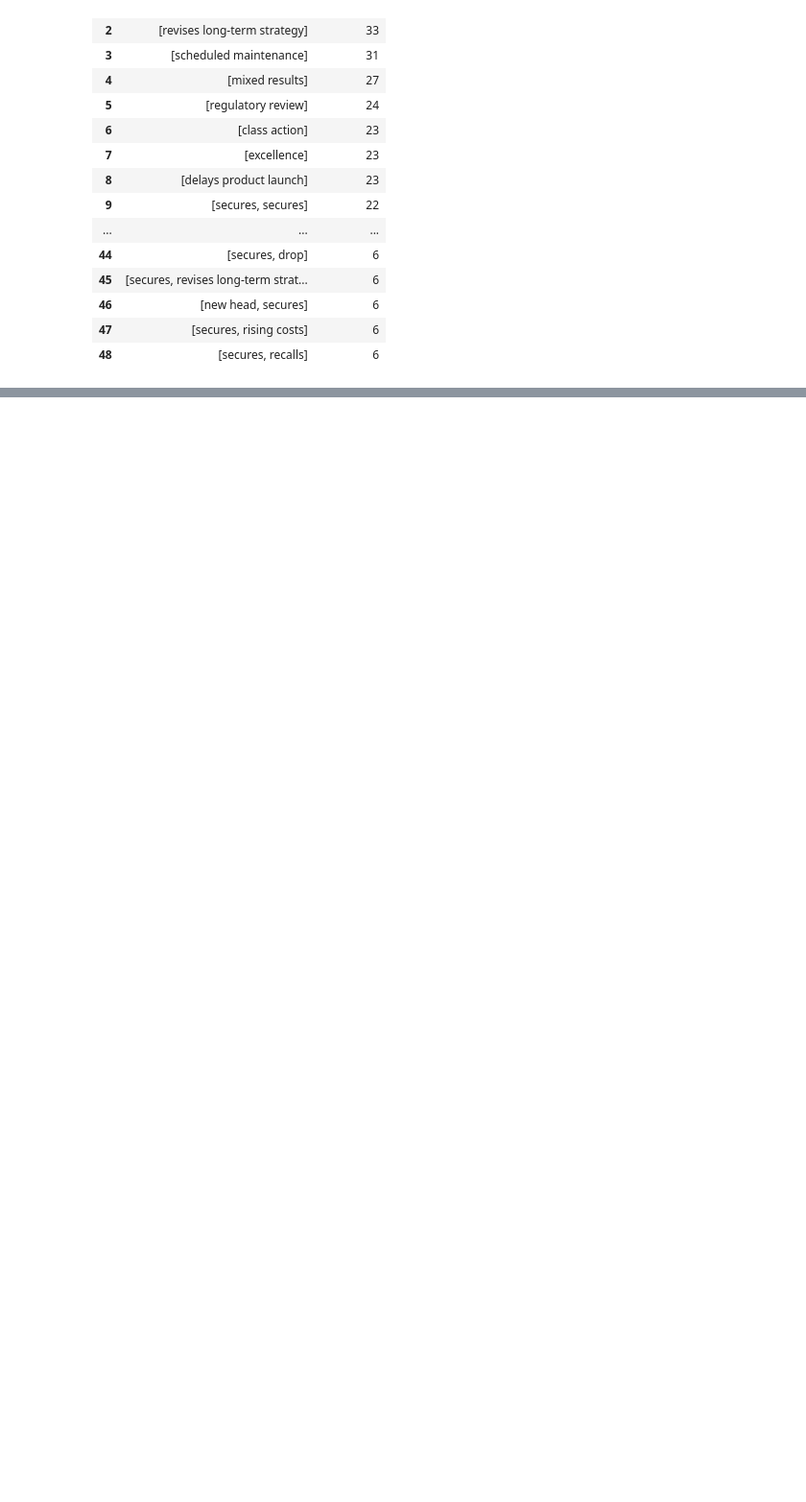
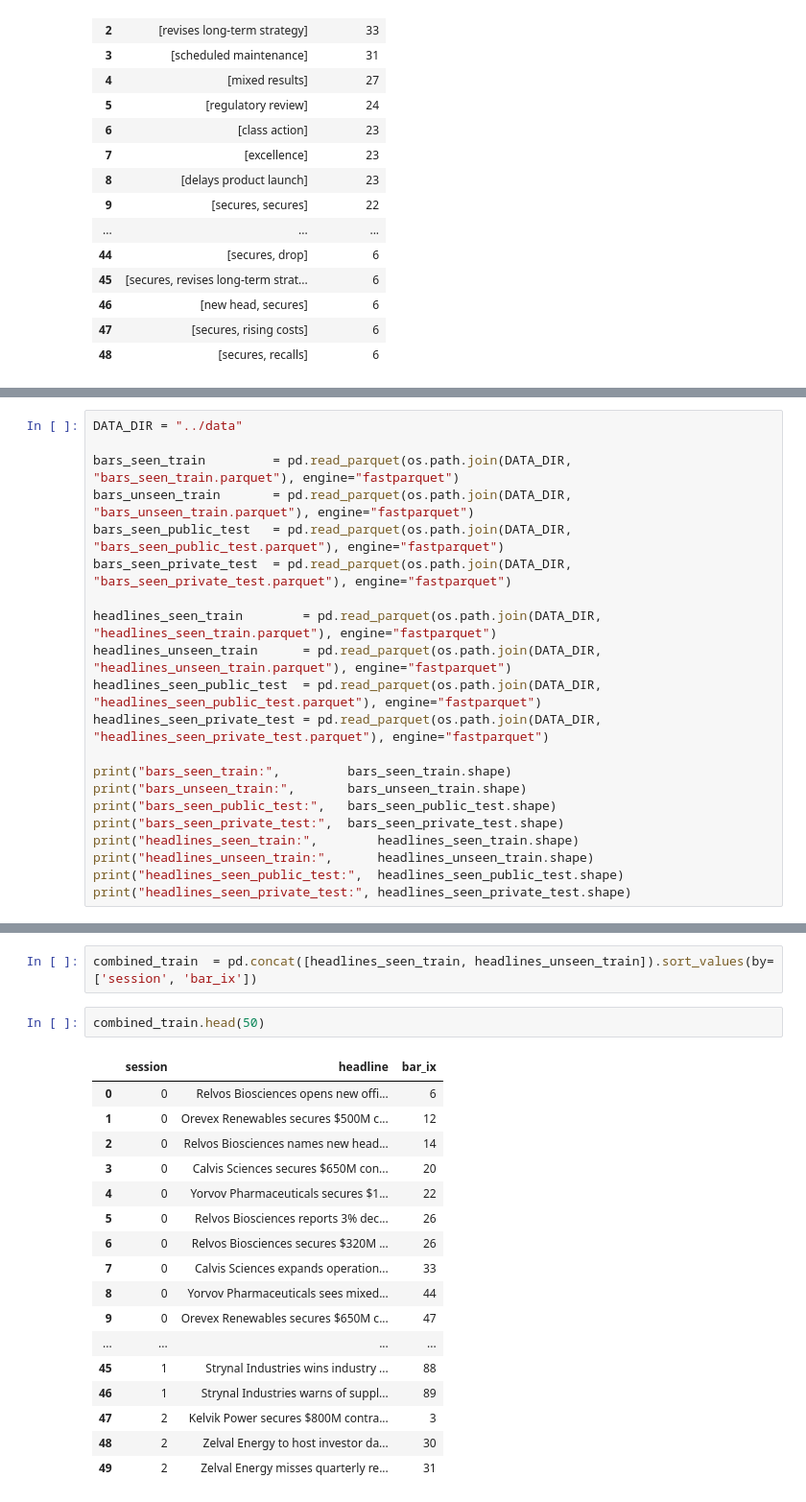
Before and after one commit to Sne4kers/hrt-datathon, a Jupyter notebook: anna/scraper.ipynb, the cells around one changed output, grey strips where cells are left out. Shown at 96% size. Drawn from its saved outputs; the diff is of its cells as text; blank space fills up the shorter version.

Commit message:
adding scraping data

```diff
--- a/anna/scraper.ipynb
+++ b/anna/scraper.ipynb
@@ -225,0 +343,21 @@ frequency_df[frequency_df["frequency"]>5]
+# %%
+DATA_DIR = "../data"
+
+bars_seen_train         = pd.read_parquet(os.path.join(DATA_DIR, "bars_seen_train.parquet"), engine="fastparquet")
+bars_unseen_train       = pd.read_parquet(os.path.join(DATA_DIR, "bars_unseen_train.parquet"), engine="fastparquet")
+bars_seen_public_test   = pd.read_parquet(os.path.join(DATA_DIR, "bars_seen_public_test.parquet"), engine="fastparquet")
+bars_seen_private_test  = pd.read_parquet(os.path.join(DATA_DIR, "bars_seen_private_test.parquet"), engine="fastparquet")
+
+headlines_seen_train        = pd.read_parquet(os.path.join(DATA_DIR, "headlines_seen_train.parquet"), engine="fastparquet")
+headlines_unseen_train      = pd.read_parquet(os.path.join(DATA_DIR, "headlines_unseen_train.parquet"), engine="fastparquet")
+headlines_seen_public_test  = pd.read_parquet(os.path.join(DATA_DIR, "headlines_seen_public_test.parquet"), engine="fastparquet")
+headlines_seen_private_test = pd.read_parquet(os.path.join(DATA_DIR, "headlines_seen_private_test.parquet"), engine="fastparquet")
+
+print("bars_seen_train:",         bars_seen_train.shape)
+print("bars_unseen_train:",       bars_unseen_train.shape)
+print("bars_seen_public_test:",   bars_seen_public_test.shape)
+print("bars_seen_private_test:",  bars_seen_private_test.shape)
+print("headlines_seen_train:",        headlines_seen_train.shape)
+print("headlines_unseen_train:",      headlines_unseen_train.shape)
+print("headlines_seen_public_test:",  headlines_seen_public_test.shape)
+print("headlines_seen_private_test:", headlines_seen_private_test.shape)
@@ -225,0 +373,22 @@ frequency_df[frequency_df["frequency"]>5]
+# %%
+combined_train  = pd.concat([headlines_seen_train, headlines_unseen_train]).sort_values(by=['session', 'bar_ix'])
+# %%
+combined_train.head(50)
+# %% [output]
+|  | session | headline | bar_ix |
+| 0 | 0 | Relvos Biosciences opens new offi... | 6 |
+| 1 | 0 | Orevex Renewables secures $500M c... | 12 |
+| 2 | 0 | Relvos Biosciences names new head... | 14 |
+| 3 | 0 | Calvis Sciences secures $650M con... | 20 |
+| 4 | 0 | Yorvov Pharmaceuticals secures $1... | 22 |
+| 5 | 0 | Relvos Biosciences reports 3% dec... | 26 |
+| 6 | 0 | Relvos Biosciences secures $320M ... | 26 |
+| 7 | 0 | Calvis Sciences expands operation... | 33 |
+| 8 | 0 | Yorvov Pharmaceuticals sees mixed... | 44 |
+| 9 | 0 | Orevex Renewables secures $650M c... | 47 |
+| ... | ... | ... | ... |
+| 45 | 1 | Strynal Industries wins industry ... | 88 |
+| 46 | 1 | Strynal Industries warns of suppl... | 89 |
+| 47 | 2 | Kelvik Power secures $800M contra... | 3 |
+| 48 | 2 | Zelval Energy to host investor da... | 30 |
+| 49 | 2 | Zelval Energy misses quarterly re... | 31 |
```
Also changed, not shown: parts of 10 cells of this notebook, 2 other files.
